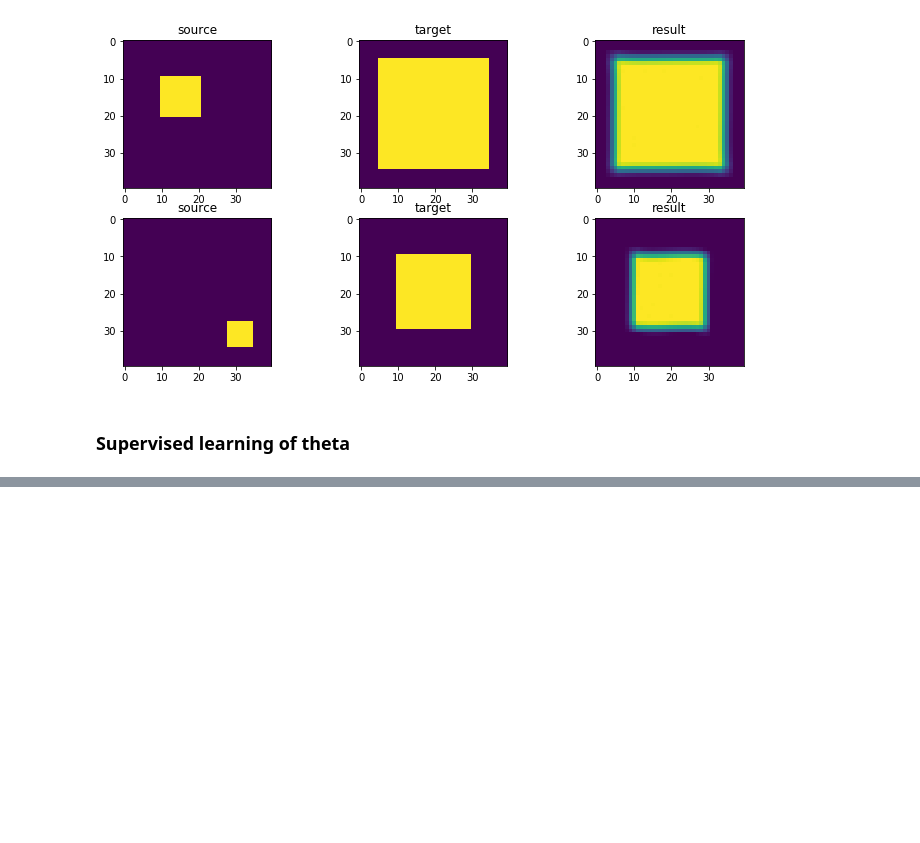
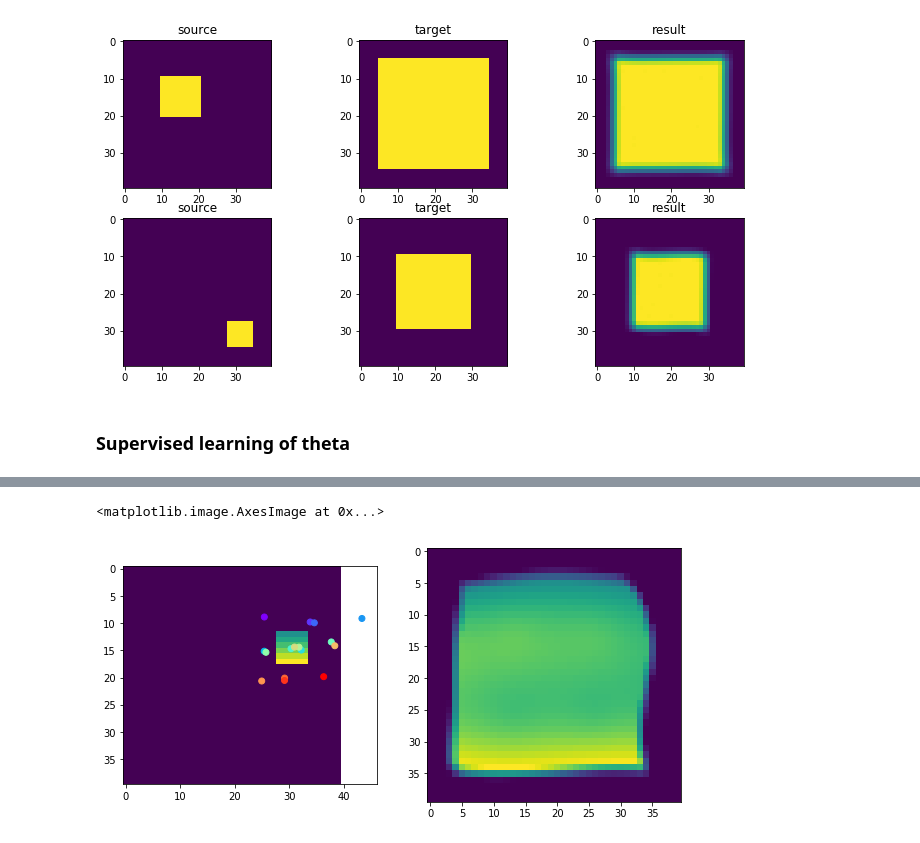
Before and after one commit to cheind/py-thin-plate-spline, a Jupyter notebook: TPS.ipynb, the cells around one changed output, grey strips where cells are left out. Saved outputs shown, nothing was run; the diff lists cells and outputs as text; code cells hidden in the pictures; blank space fills up the shorter version.

Commit message:
sparse point transformation

```diff
--- a/TPS.ipynb
+++ b/TPS.ipynb
@@ -313,0 +328,14 @@ plt.show()
+# %%
+
+xy_src = tps.torch.tps_sparse(theta, net.ctrl, net.ctrl) * scale.view(1,1,-1)
+
+i=0
+fix, ax = plt.subplots(1,2, figsize=(10,5))
+
+ax[0].imshow(x[i][0])
+ax[0].scatter(xy_src[i, :, 0], xy_src[i, :, 1], c=colors)
+
+ax[1].imshow(xx[i][0])
+# %% [output]
+<matplotlib.image.AxesImage at 0x...>
+[figure, added]
```
Also changed, not shown: parts of 4 cells of this notebook, 1 other file.
